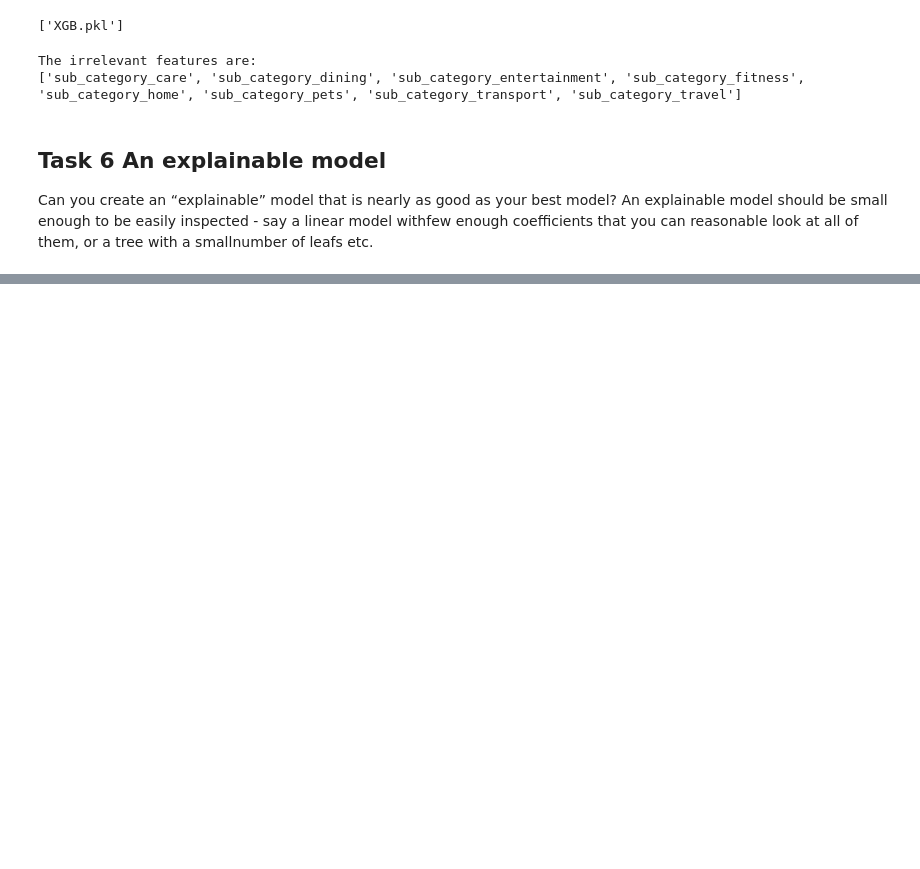
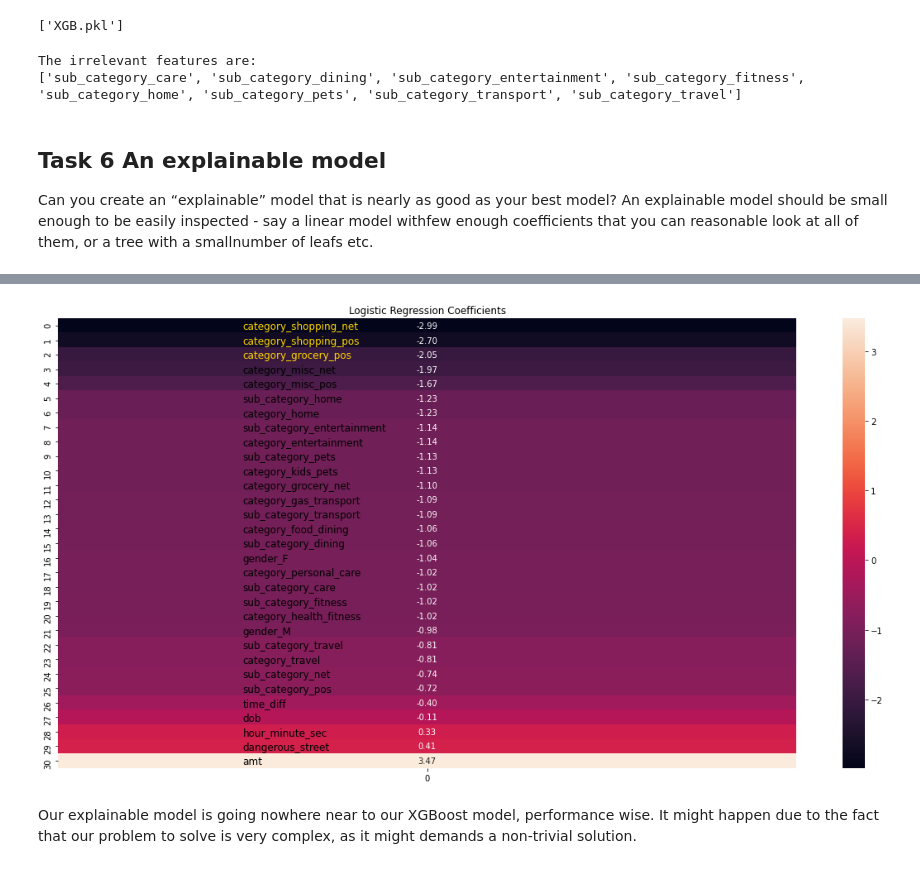
Before and after one commit to Matt88Ac/AdvancedML_Assignment2, a Jupyter notebook: Advanced Machine Learning - HW #2.ipynb, the cells around one changed output, grey strips where cells are left out. Drawn from its saved outputs; the diff is of its cells as text; code cells hidden in the pictures; blank space fills up the shorter version.

```diff
--- a/Advanced Machine Learning - HW #2.ipynb
+++ b/Advanced Machine Learning - HW #2.ipynb
@@ -1711,0 +1912,24 @@ XGBClassifier(base_score=0.5, booster='gbtree', colsample_bylevel=1,
+# %%
+plt.figure(figsize=(20 ,10))
+plt.xticks([])
+plt.yticks([])
+cols = x_train_new.columns[criteria]
+coef = model.base_estimator.steps[1][1].coef_.copy()
+x = np.array(cols, dtype=object)
+x = x[coef.argsort()]
+coef.sort()
+coef = coef.reshape(1, 31)
+x = x.reshape(1, 31)
+sns.heatmap(coef.T, annot=True, fmt=".2f").set_title("Logistic Regression Coefficients")
+
+for i in range(1):
+    for j in range(31):
+        c = 'k'
+        if coef[i, j] < -2:
+            c = 'gold'
+        plt.text(i + 1/4, j + 0.75, x[i, j], size=12, c=c)
+plt.show()
+# %% [output]
+[figure, added]
+# %% [markdown]
+Our explainable model is going nowhere near to our XGBoost model, performance wise. It might happen due to the fact that our problem to solve is very complex, as it might demands a non-trivial solution.
```
Also changed, not shown: parts of 24 cells of this notebook.
